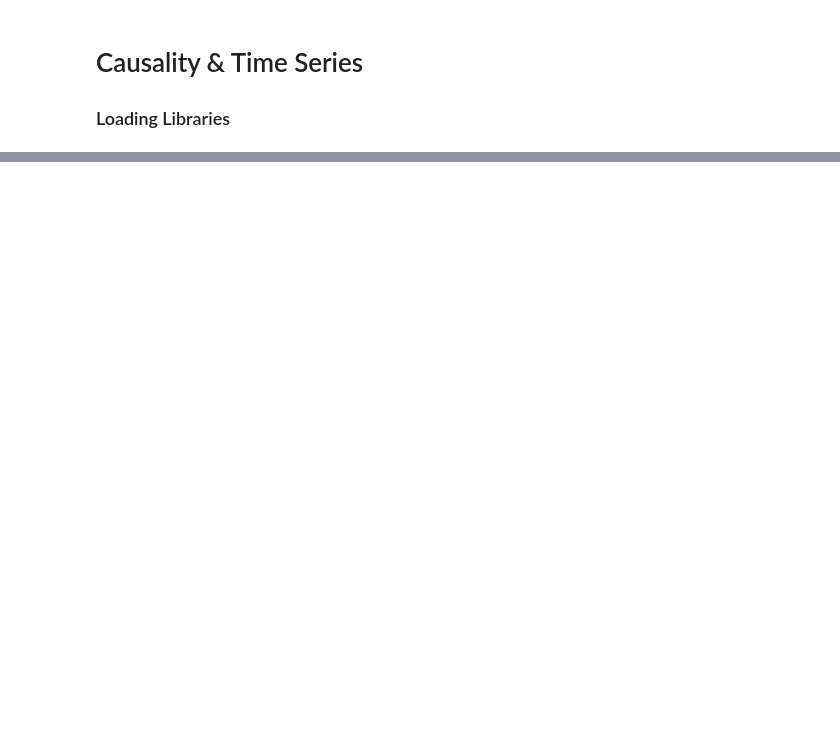
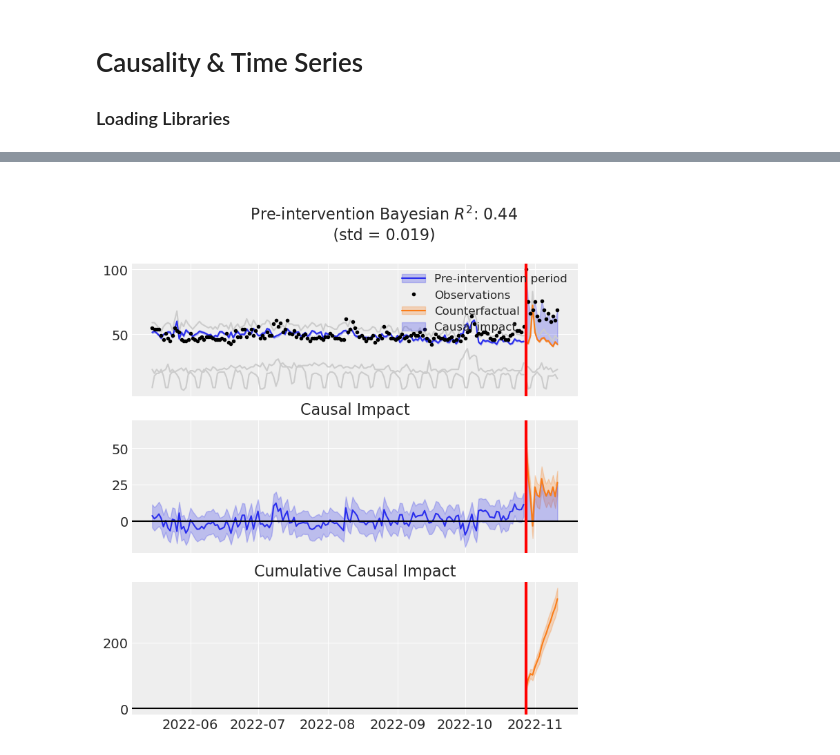
Before and after one commit to joakor89/Causal_inference_in_python, a Jupyter notebook: chap_11/cauts.ipynb, the cells around one changed output, grey strips where cells are left out. Drawn from its saved outputs; the diff is of its cells as text; code cells hidden in the pictures; blank space fills up the shorter version.

```diff
--- a/chap_11/cauts.ipynb
+++ b/chap_11/cauts.ipynb
@@ -55,0 +89,3 @@ import torch
+# %%
+# Get the treatment time index
+treatment_index = pd.to_datetime('2022-10-28')
@@ -55,0 +94,14 @@ import torch
+# %%
+# Build the model
+model = cp.pymc_models.WeightedSumFitter()
+
+# Define the model
+formula = 'twitter ~ 0 + tiktok + linkedin + instagram'
+
+# Run the experiment
+results = cp.SyntheticControl(
+    data,
+    treatment_index,
+    formula=formula,
+    model=model,
+)
@@ -55,0 +122,6 @@ import torch
+# %%
+# Plot results
+results.plot(plot_predictors=True)
+plt.show()
+# %% [output]
+[figure, added]
```
Also changed, not shown: parts of 9 cells of this notebook.
